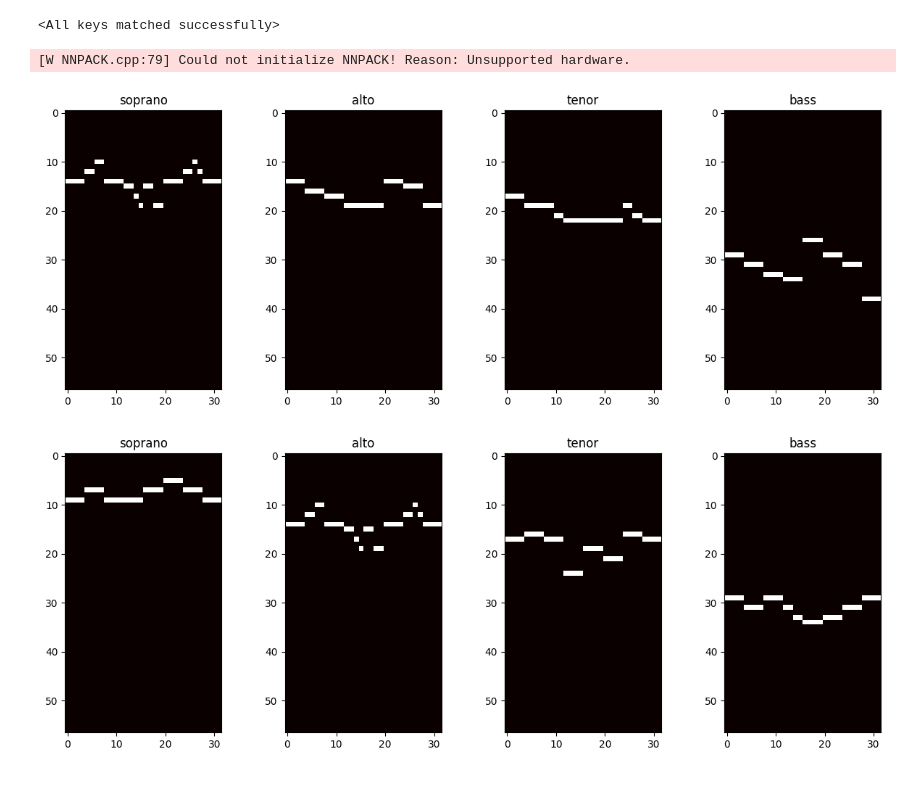
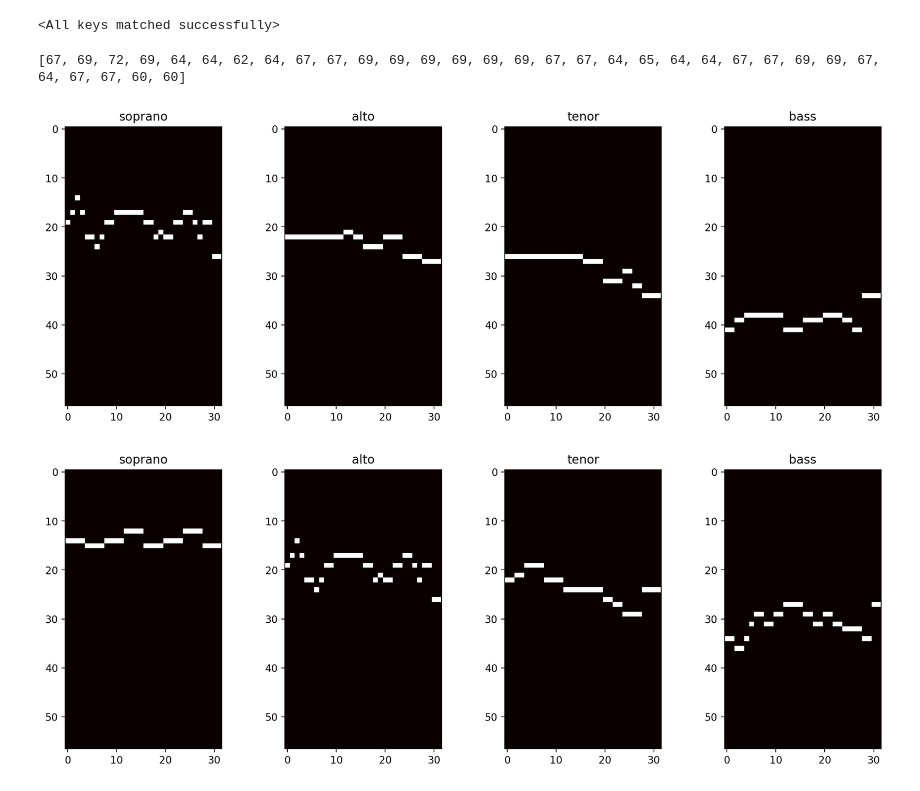
Before and after one commit to dbb1019/Shimon-Counterpoint, a Jupyter notebook: cocotorch/Coconet.ipynb, the cells around one changed output. Saved outputs shown, nothing was run; the diff lists cells and outputs as text; code cells hidden in the pictures.

```diff
--- a/cocotorch/Coconet.ipynb
+++ b/cocotorch/Coconet.ipynb
@@ -7,6 +8,6 @@ import matplotlib.pyplot as plt
 # %%
 device = 'cpu'
-base_dir = '/Users/annie/Desktop/cocotorch/'
+base_dir = '/Users/annie/Documents/Shimon-Counterpoint/cocotorch/'
 # %%
 # load training data
 data = np.load(base_dir + 'Jsb16thSeparated.npz', encoding='bytes', allow_pickle=True)
@@ -53,7 +54,7 @@ def piano_roll_to_midi(piece):
     """
     piece = np.concatenate([piece, [[np.nan, np.nan, np.nan, np.nan]]], axis=0)
 
-    bpm = 50
+    bpm = 40
     microseconds_per_beat = 60 * 1000000 / bpm
 
     mid = mido.MidiFile()
@@ -87,11 +88,11 @@ def piano_roll_to_midi(piece):
             if pitches[voice] != past_pitches[voice]:
                 if past_pitches[voice]:
                     tracks[voice].append(mido.Message('note_off', note=int(past_pitches[voice]),
-                                                      velocity=64, time=delta_time[voice]))
+                                                      velocity=80, time=delta_time[voice]))
                     delta_time[voice] = 0
                 if pitches[voice]:
                     tracks[voice].append(mido.Message('note_on', note=int(pitches[voice]),
-                                                      velocity=64, time=delta_time[voice]))
+                                                      velocity=80, time=delta_time[voice]))
                     delta_time[voice] = 0
             past_pitches[voice] = pitches[voice]
             # 480 ticks per beat and each line of the array is a 16th note
@@ -347,3 +348,11 @@ model = Net().to(device)
 model.load_state_dict(torch.load(base_dir + 'CocoNetModel.pt', map_location=torch.device('cpu')))
 # %% [output]
 <All keys matched successfully>
+# %%
+def format_melody(melody):
+
+    if len(melody) > 32:
+        melody = melody[:32]  # Truncate the list if it's too long
+    elif len(melody) < 32:
+        melody = melody + [0] * (32 - len(melody))  # Pad the list with zeros if it's too short
+    return melody
@@ -350,28 +417,30 @@ model.load_state_dict(torch.load(base_dir + 'CocoNetModel.pt', map_location=torc
+# %%
+melody = read_midi('/Users/annie/Documents/Shimon-Counterpoint/cocotorch/test_input_midi/01.mid')
+print(melody)
+# %% [output]
+[67, 69, 72, 69, 64, 64, 62, 64, 67, 67, 69, 69, 69, 69, 69, 69, 67, 67, 64, 65, 64, 64, 67, 67, 69, 69, 67, 64, 67, 67, 60, 60]
 # %%
 # let's try harmonizing a simple melody as soprano
 
-melody = [72, 72, 72, 72, 74, 74, 76, 76, 72, 72, 72, 72, 71, 71, 69, 67,
-         71, 71, 67, 67, 72, 72, 72, 72, 74, 74, 76, 74, 72, 72, 72, 72]
+melody = read_midi('/Users/annie/Documents/Shimon-Counterpoint/cocotorch/test_input_midi/01.mid')
 
 y = np.random.randint(P, size=(I, T))
 y[0] = np.array(melody)-30
 D0 = np.ones((1, T)).astype(int)
 D1 = np.zeros((3, T)).astype(int)
 D = np.concatenate([D0, D1], axis=0)
 
 
 chorale = Chorale(harmonize(y, D, model))
 chorale.to_image()
 plt.show()
 chorale.save()
 # %% [output]
-[W NNPACK.cpp:79] Could not initialize NNPACK! Reason: Unsupported hardware.
-[figure, old version]
+[figure, new version]
 # %%
 # let's try harmonizing a simple melody as alto
 
-melody = [72, 72, 72, 72, 74, 74, 76, 76, 72, 72, 72, 72, 71, 71, 69, 67,
-         71, 71, 67, 67, 72, 72, 72, 72, 74, 74, 76, 74, 72, 72, 72, 72]
+melody = read_midi('/Users/annie/Documents/Shimon-Counterpoint/cocotorch/test_input_midi/01.mid')
 
 y = np.random.randint(P, size=(I, T))
 y[1] = np.array(melody)-30
@@ -387,4 +456,4 @@ chorale.to_image()
 plt.show()
 chorale.save()
 # %% [output]
-[figure, old version]
+[figure, new version]
```
Also changed, not shown: parts of 3 cells of this notebook, 6 other files.
